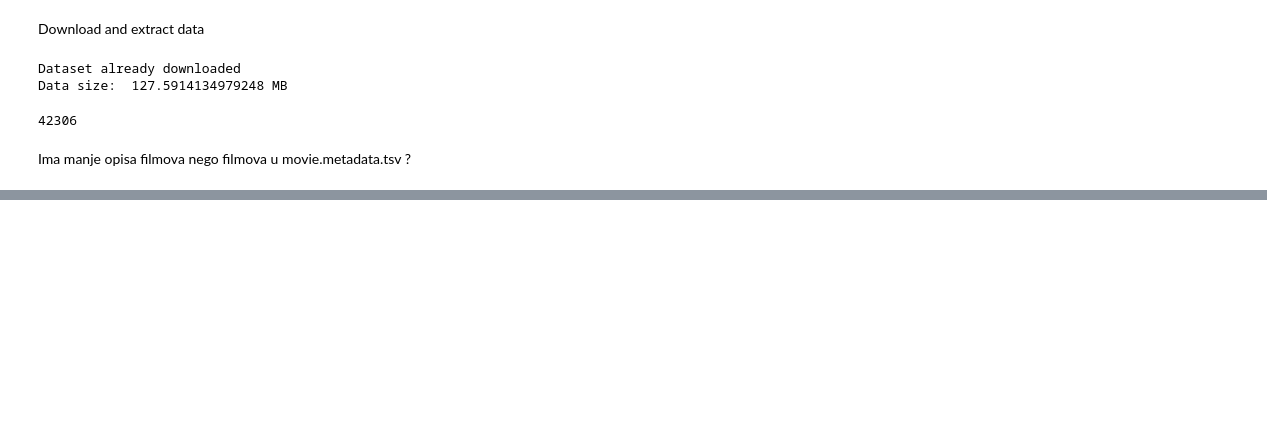
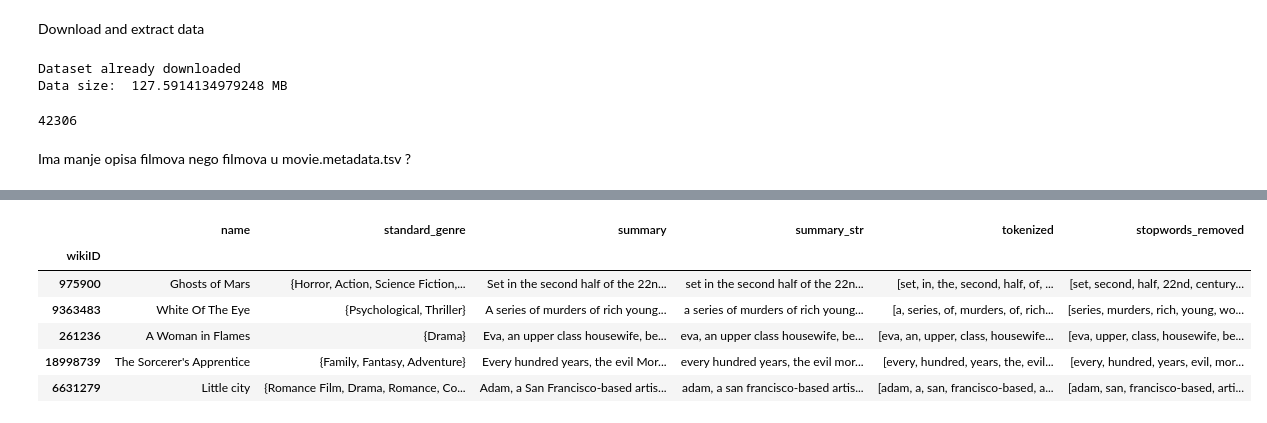
Before and after one commit to stjepanp/Strojno-Jataci, a Jupyter notebook: Plot summaries exploration.ipynb, the cells around one changed output, grey strips where cells are left out. Drawn from its saved outputs; the diff is of its cells as text; code cells hidden in the pictures; blank space fills up the shorter version.

```diff
--- a/Plot summaries exploration.ipynb
+++ b/Plot summaries exploration.ipynb
@@ -124,0 +222,5 @@ Adam, a San Francisco-based artist who works as a cab driver on the side, is hav
+# %%
+data['tokenized'] = data['bez_interpunkcije']
+data = data.drop(columns=['bez_interpunkcije'])
+
+data.head()
@@ -124,0 +235,16 @@ Adam, a San Francisco-based artist who works as a cab driver on the side, is hav
+# %%
+from nltk.corpus import stopwords, wordnet
+from nltk.stem import WordNetLemmatizer
+
+stop_words = set(stopwords.words('english'))
+data['stopwords_removed'] = data['tokenized'].apply(lambda x: [word for word in x if word not in stop_words])
+
+data.head()
+# %% [output]
+|  | name | standard_genre | summary | summary_str | tokenized | stopwords_removed |
+| wikiID |  |  |  |  |  |  |
+| 975900 | Ghosts of Mars | {Horror, Action, Science Fiction,... | Set in the second half of the 22n... | set in the second half of the 22n... | [set, in, the, second, half, of, ... | [set, second, half, 22nd, century... |
+| 9363483 | White Of The Eye | {Psychological, Thriller} | A series of murders of rich young... | a series of murders of rich young... | [a, series, of, murders, of, rich... | [series, murders, rich, young, wo... |
+| 261236 | A Woman in Flames | {Drama} | Eva, an upper class housewife, be... | eva, an upper class housewife, be... | [eva, an, upper, class, housewife... | [eva, upper, class, housewife, be... |
+| 18998739 | The Sorcerer's Apprentice | {Family, Fantasy, Adventure} | Every hundred years, the evil Mor... | every hundred years, the evil mor... | [every, hundred, years, the, evil... | [every, hundred, years, evil, mor... |
+| 6631279 | Little city | {Romance Film, Drama, Romance, Co... | Adam, a San Francisco-based artis... | adam, a san francisco-based artis... | [adam, a, san, francisco-based, a... | [adam, san, francisco-based, arti... |
```
Also changed, not shown: parts of 29 cells of this notebook.
